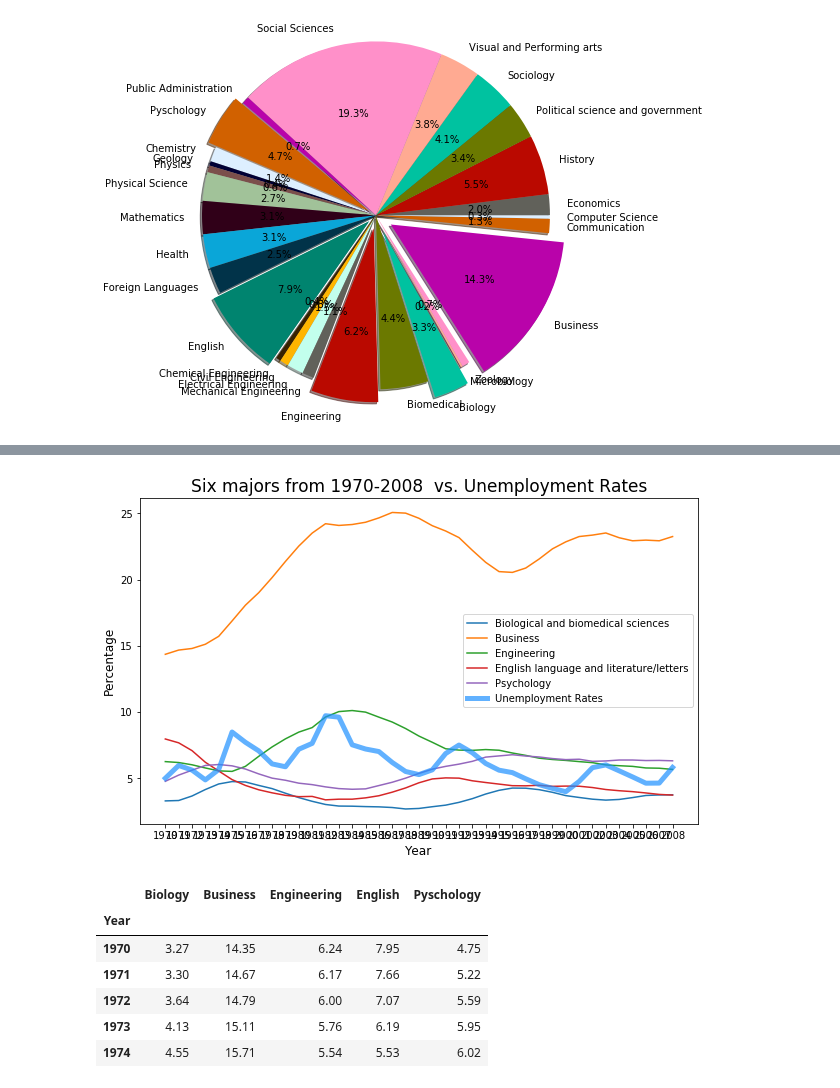
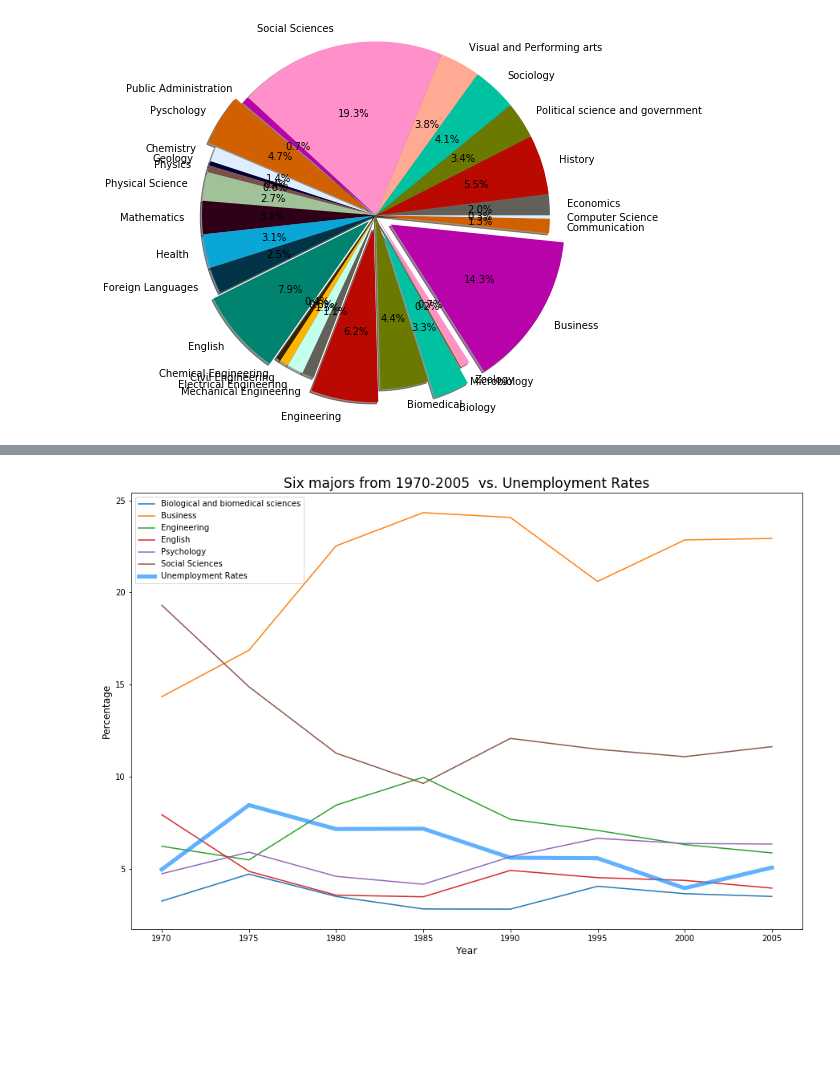
Before and after one commit to COGS108/group027, a Jupyter notebook: FinalProject.ipynb, the cells around one changed output, grey strips where cells are left out. Saved outputs shown, nothing was run; the diff lists cells and outputs as text; code cells hidden in the pictures; blank space fills up the shorter version.

```diff
--- a/FinalProject.ipynb
+++ b/FinalProject.ipynb
@@ -219,5 +189,6 @@ Years:	1970 to 2019
 df_UnemploymentRates = pd.read_csv('UnemploymentRates.csv')
 #df_UnemploymentRates.drop([39:49], axis = 0)
 df_UnemploymentRates = df_UnemploymentRates.iloc[0:39]
+df_UnemploymentRates = df_UnemploymentRates.set_index('Year')
 df_UnemploymentRates
 # %% [output]
@@ -335,3 +309,0 @@ df_combinedMajors.head()
-# %%
-df_combinedMajors = df_combinedMajors[['Biology','Business', 'Engineering','English','Pyschology']]
-df_combinedMajors.head()
@@ -345,0 +310,5 @@ df_combinedMajors.head()
+# %%
+# Select the majors we want to filter out
+six_majors = df_combinedMajors[['Biology','Business', 'Engineering','English','Pyschology','Social Sciences']]
+six_majors = six_majors.iloc[::5, :]
+six_majors
@@ -377,0 +358,4 @@ plt.legend()
+# %%
+# Filter out the unemployment rates for every 5 years since 1970
+unemploy_rates_5years = df_UnemploymentRates.iloc[::5, :]
+unemploy_rates_5years
@@ -378,49 +373,28 @@ plt.legend()
 # %%
-df_UnemploymentRates['Mean']
-df_UnemploymentRates = df_UnemploymentRates.rename_axis(None)
+# get the array of mean in unemployment rates table. Data is every 5 years since 1970 to 2005
+y7 = unemploy_rates_5years['Mean']
 
-bio = df_combinedMajors['Biology']
-busi = df_combinedMajors['Business']
-eng = df_combinedMajors['Engineering']
-english_lit = df_combinedMajors['English']
-psy = df_combinedMajors['Pyschology']
+# set larger size for graph
+plt.figure(figsize=(15,10))
 
-y1 = df_combinedMajors['Biology']
-y2 = df_combinedMajors['Business']
-y3 = df_combinedMajors['Engineering']
-y4 = df_combinedMajors['English']
-y5 = df_combinedMajors['Pyschology']
-y7 = df_UnemploymentRates['Mean']
-# set larger size for graph
-plt.figure(figsize=(10,6))
 # now graph them
-plt.plot( y1, label = 'Biological and biomedical sciences' )
-plt.plot( y2, label = 'Business' )
-plt.plot( y3, label = 'Engineering' )
-plt.plot( y4, label = 'English language and literature/letters' )
-plt.plot( y5, label = 'Psychology' )
-
-plt.plot( y7, label = 'Unemployment Rates', marker='', linewidth=5, alpha=0.7,color= 'dodgerblue' )
+plt.plot( x, y1, label = 'Biological and biomedical sciences' )
+plt.plot( x, y2, label = 'Business' )
+plt.plot( x, y3, label = 'Engineering' )
+plt.plot( x, y4, label = 'English' )
+plt.plot( x, y5, label = 'Psychology' )
+plt.plot( x, y6, label = 'Social Sciences' )
+plt.plot( x, y7, label = 'Unemployment Rates', marker='', linewidth=5, alpha=0.7,color= 'dodgerblue' )
 plt.xlabel('Year', fontsize=12)
 plt.ylabel('Percentage', fontsize=12)
 
 
-plt.title("Six majors from 1970-2008  vs. Unemployment Rates", fontsize=17)
+plt.title("Six majors from 1970-2005  vs. Unemployment Rates", fontsize=17)
 plt.legend()
 
 colors = ['#E69F00', '#56B4E9', '#F0E442', '#009E73', '#D55E00']
 # %% [output]
-[figure, old version]
+[figure, new version]
-# %%
-df_combinedMajors.head()
-# %% [output]
-|  | Biology | Business | Engineering | English | Pyschology |
-| Year |  |  |  |  |  |
-| 1970 | 3.27 | 14.35 | 6.24 | 7.95 | 4.75 |
-| 1971 | 3.30 | 14.67 | 6.17 | 7.66 | 5.22 |
-| 1972 | 3.64 | 14.79 | 6.00 | 7.07 | 5.59 |
-| 1973 | 4.13 | 15.11 | 5.76 | 6.19 | 5.95 |
-| 1974 | 4.55 | 15.71 | 5.54 | 5.53 | 6.02 |
 # %%
 bar_width =0.4
 
```
Also changed, not shown: parts of 19 cells of this notebook.
